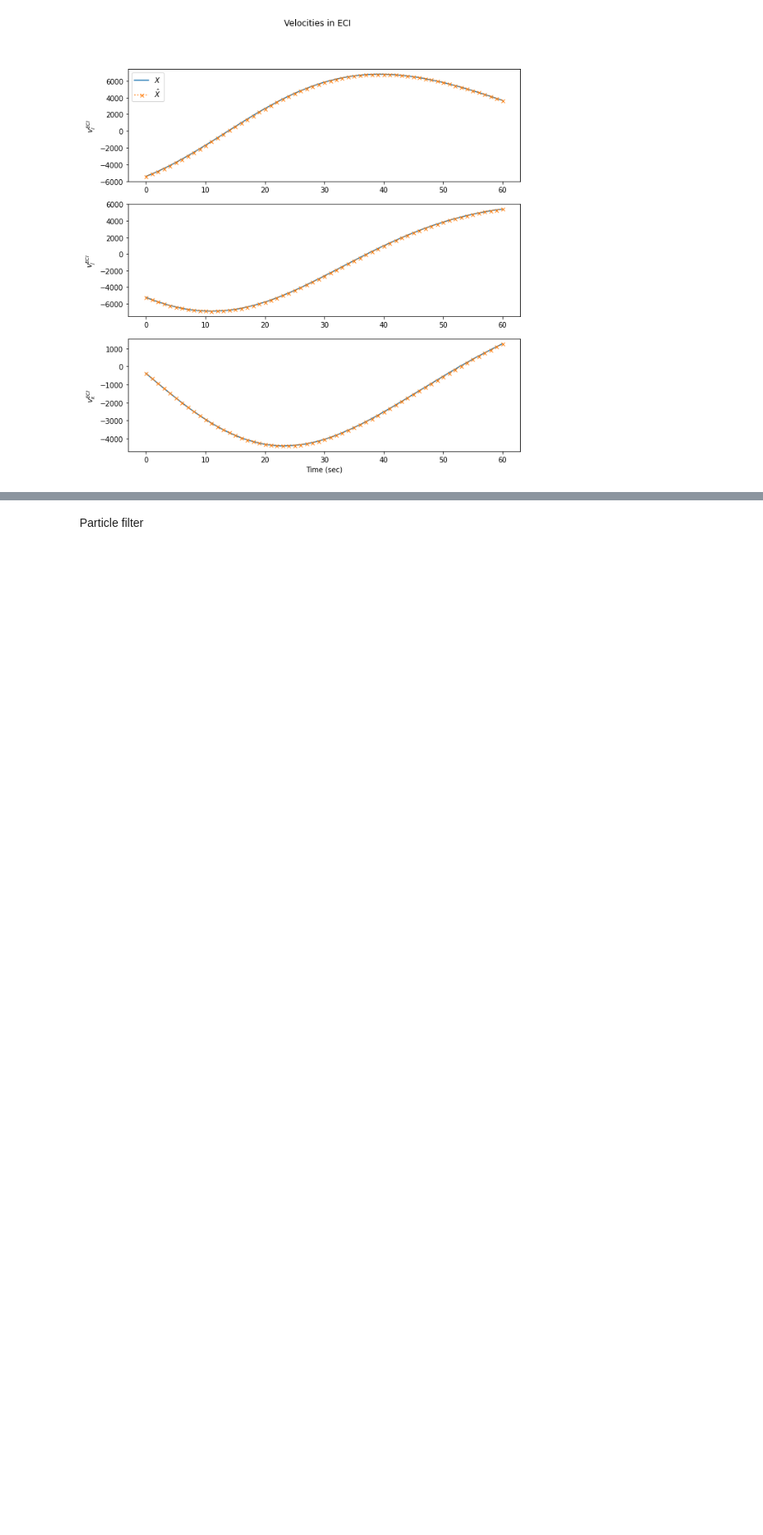
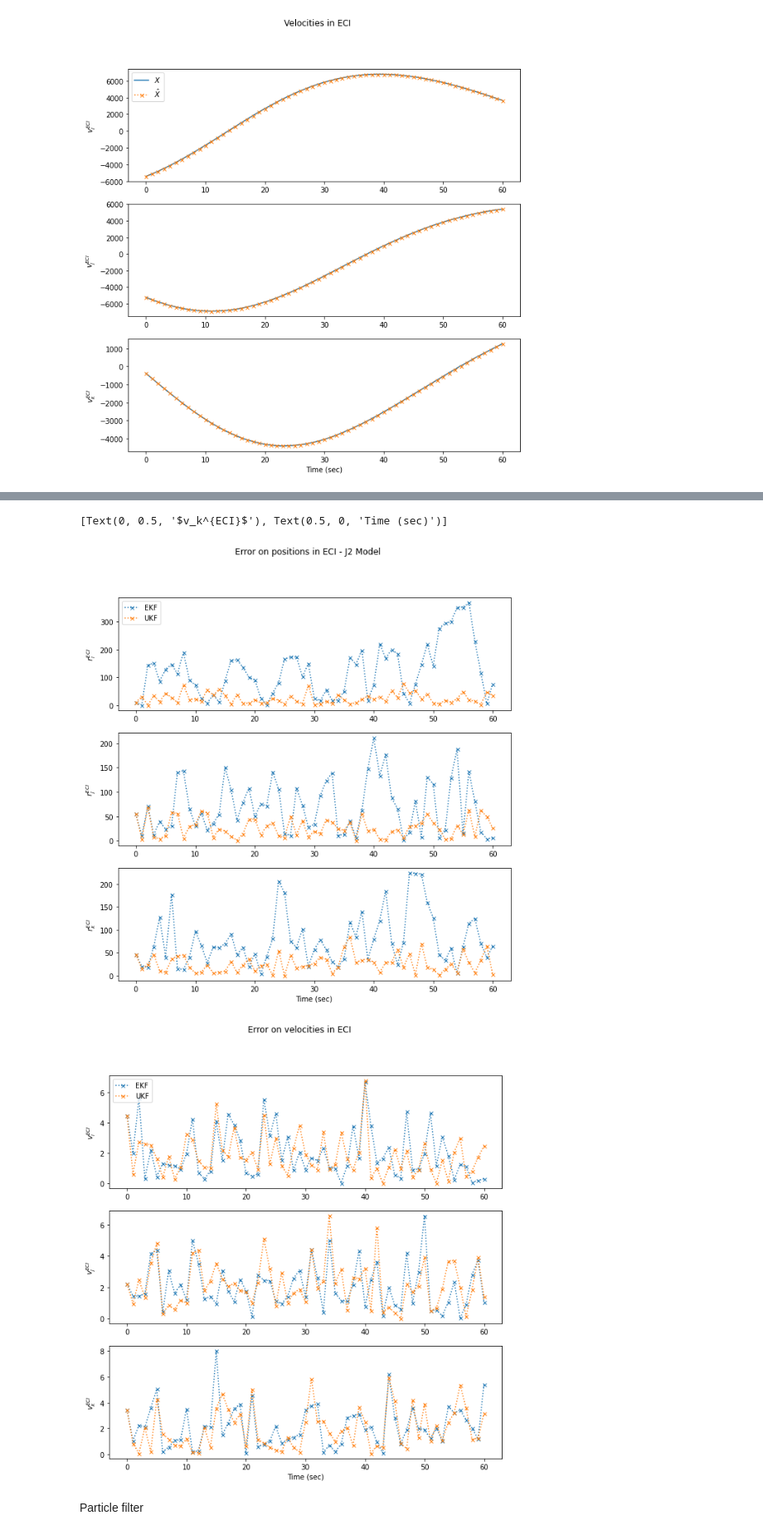
Before and after one commit to EleonoreJ/Kalman-Filtering-Orbit-Determination, a Jupyter notebook: Test Filters.ipynb, the cells around one changed output, grey strips where cells are left out. Shown at 83% size. Cells and saved outputs as stored; diff of their text form; code cells hidden in the pictures; blank space fills up the shorter version.

```diff
--- a/Test Filters.ipynb
+++ b/Test Filters.ipynb
@@ -348,3 +433,33 @@ axs[2].set(xlabel="Time (sec)", ylabel="$v_k^{ECI}$")
+# %%
+fig, axs = plt.subplots(3, figsize=(10,10))
+fig.suptitle('Error on positions in ECI - J2 Model')
+axs[0].plot(abs(X_drag_noisy[:,0]-mu_drag[:,0]), ':x', ms=5, label="EKF")
+axs[0].plot(abs(X_drag_noisy[:,0]-mu_drag_UKF[:,0]), ':x', ms=5, label="UKF")
+axs[0].set(ylabel="$r_i^{ECI}$")
+axs[0].legend(loc="upper left")
+axs[1].plot(abs(X_drag_noisy[:,1]-mu_drag[:,1]), ':x', ms=5, label="EKF")
+axs[1].plot(abs(X_drag_noisy[:,1]-mu_drag_UKF[:,1]), ':x', ms=5, label="UKF")
+axs[1].set(ylabel="$r_j^{ECI}$")
+axs[2].plot(abs(X_drag_noisy[:,2]-mu_drag[:,2]), ':x', ms=5, label="EKF$")
+axs[2].plot(abs(X_drag_noisy[:,2]-mu_drag_UKF[:,2]), ':x', ms=5, label="UKF")
+axs[2].set(xlabel="Time (sec)", ylabel="$r_k^{ECI}$")
+
+fig, axs = plt.subplots(3, figsize=(10,10))
+fig.suptitle('Error on velocities in ECI')
+axs[0].plot(abs(X_drag_noisy[:,3]-mu_drag[:,3]), ':x', ms=5, label="EKF")
+axs[0].plot(abs(X_drag_noisy[:,3]-mu_drag_UKF[:,3]), ':x', ms=5, label="UKF")
+axs[0].set(ylabel="$v_i^{ECI}$")
+axs[0].legend(loc="upper left")
+axs[1].plot(abs(X_drag_noisy[:,4]-mu_drag[:,4]), ':x', ms=5, label="EKF")
+axs[1].plot(abs(X_drag_noisy[:,4]-mu_drag_UKF[:,4]), ':x', ms=5, label="UKF")
+axs[1].set(ylabel="$v_j^{ECI}$")
+axs[2].plot(abs(X_drag_noisy[:,5]-mu_drag[:,5]), ':x', ms=5, label="EKF")
+axs[2].plot(abs(X_drag_noisy[:,5]-mu_drag_UKF[:,5]), ':x', ms=5, label="UKF")
+axs[2].set(xlabel="Time (sec)", ylabel="$v_k^{ECI}$")
+# %% [output]
+[Text(0, 0.5, '$v_k^{ECI}$'), Text(0.5, 0, 'Time (sec)')]
+[figure, added]
+[figure, added]
 # %% [markdown]
 Particle filter
 # %%
```
Also changed, not shown: parts of 8 cells of this notebook.
